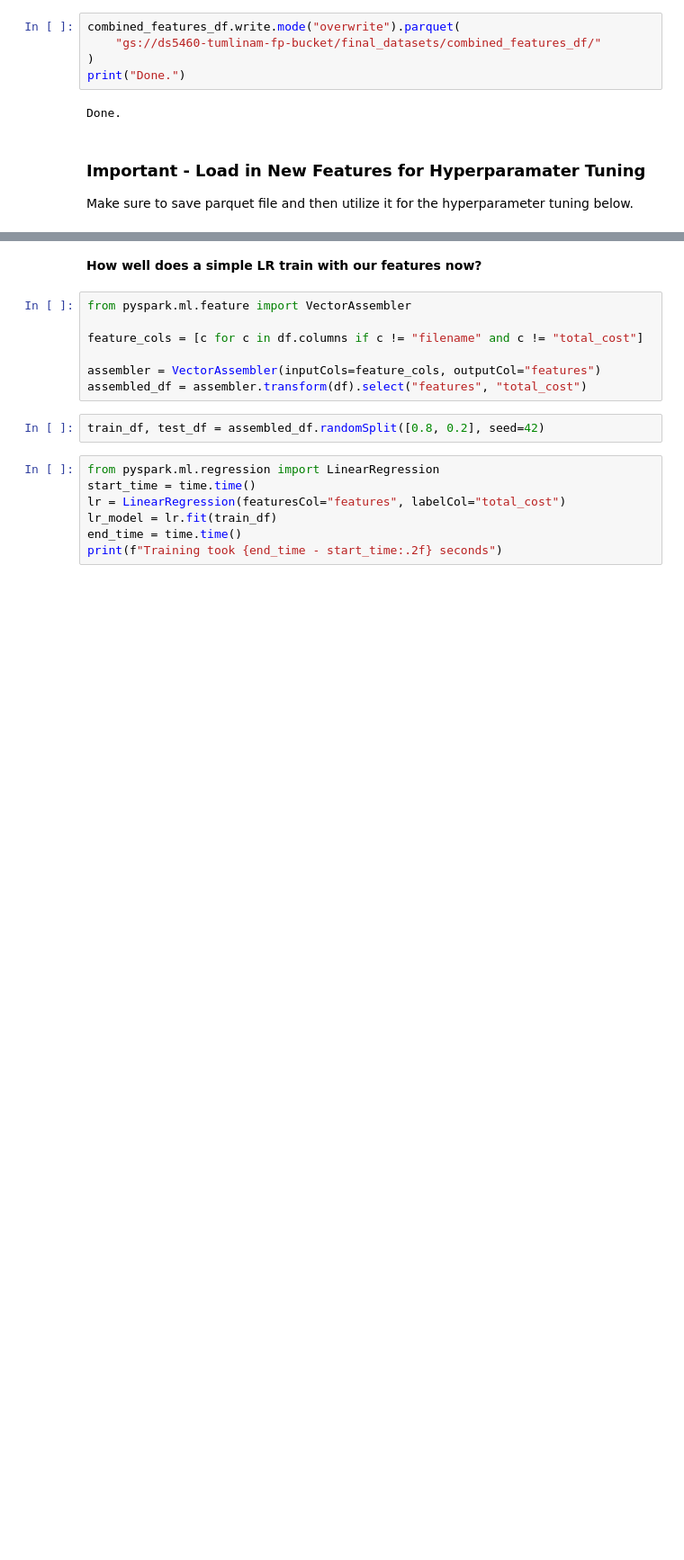
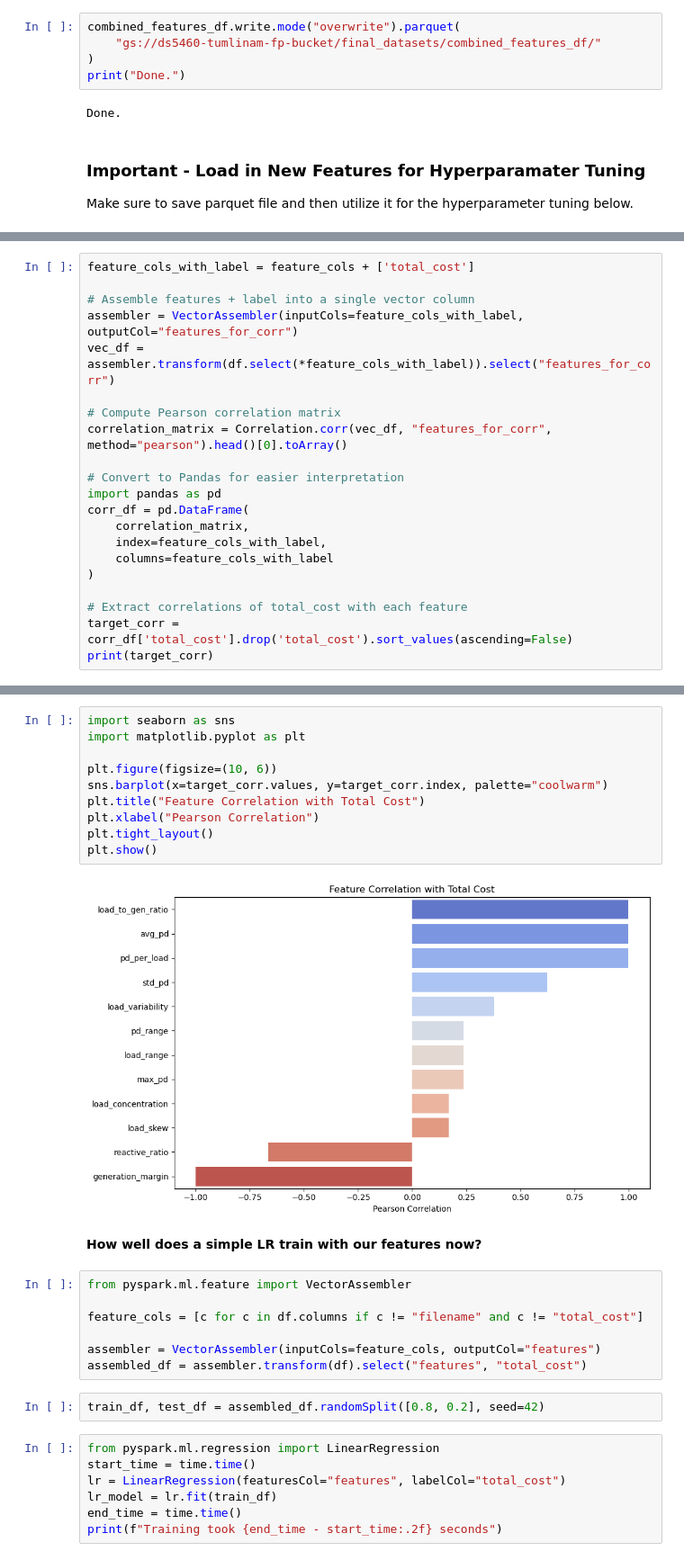
Before and after one commit to atumlin/DS5460_FinalProject, a Jupyter notebook: Milestone3.ipynb, the cells around one changed output, grey strips where cells are left out. Shown at 90% size. Drawn from its saved outputs; the diff is of its cells as text; blank space fills up the shorter version.

```diff
--- a/Milestone3.ipynb
+++ b/Milestone3.ipynb
@@ -564,0 +597,21 @@ only showing top 5 rows
+# %%
+feature_cols_with_label = feature_cols + ['total_cost']
+
+# Assemble features + label into a single vector column
+assembler = VectorAssembler(inputCols=feature_cols_with_label, outputCol="features_for_corr")
+vec_df = assembler.transform(df.select(*feature_cols_with_label)).select("features_for_corr")
+
+# Compute Pearson correlation matrix
+correlation_matrix = Correlation.corr(vec_df, "features_for_corr", method="pearson").head()[0].toArray()
+
+# Convert to Pandas for easier interpretation
+import pandas as pd
+corr_df = pd.DataFrame(
+    correlation_matrix,
+    index=feature_cols_with_label,
+    columns=feature_cols_with_label
+)
+
+# Extract correlations of total_cost with each feature
+target_corr = corr_df['total_cost'].drop('total_cost').sort_values(ascending=False)
+print(target_corr)
@@ -565,3 +633,15 @@ only showing top 5 rows
+# %%
+import seaborn as sns
+import matplotlib.pyplot as plt
+
+plt.figure(figsize=(10, 6))
+sns.barplot(x=target_corr.values, y=target_corr.index, palette="coolwarm")
+plt.title("Feature Correlation with Total Cost")
+plt.xlabel("Pearson Correlation")
+plt.tight_layout()
+plt.show()
+# %% [output]
+[figure, added]
 # %% [markdown]
 **How well does a simple LR train with our features now?**
 # %%
```
Also changed, not shown: parts of 5 cells of this notebook.
